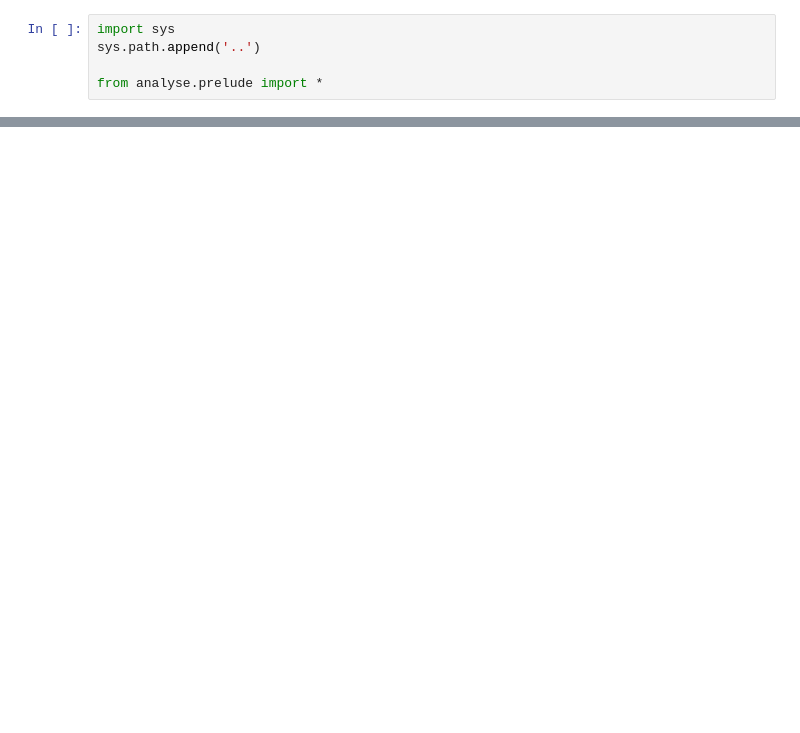
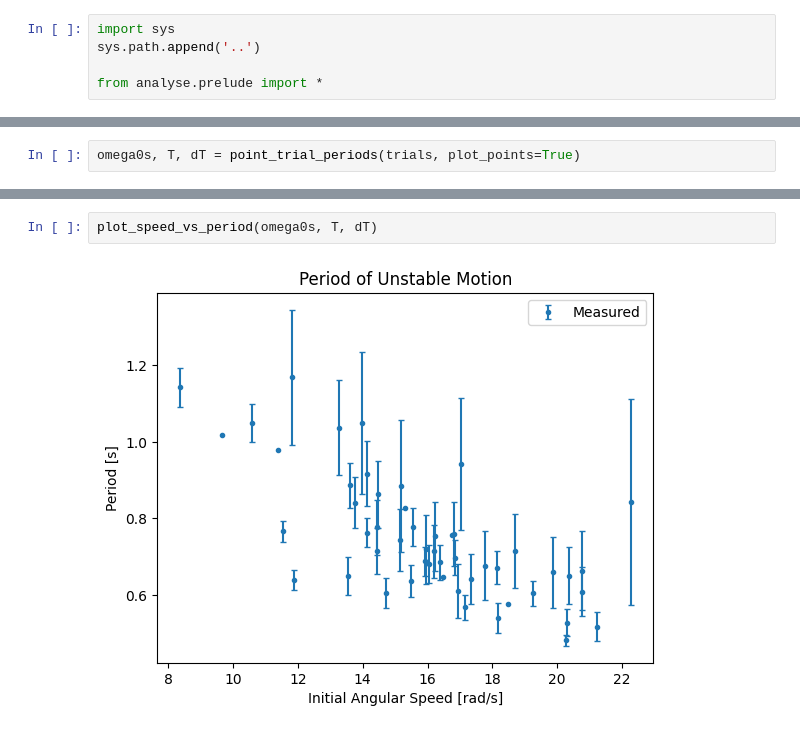
Before and after one commit to fbubbar/sci1-t2, a Jupyter notebook: analyse/round4.ipynb, the cells around one changed output, grey strips where cells are left out. Saved outputs shown, nothing was run; the diff lists cells and outputs as text; blank space fills up the shorter version.

Commit message:
analyse round 4 period data

```diff
--- a/analyse/round4.ipynb
+++ b/analyse/round4.ipynb
@@ -39,0 +41,2 @@ trials, meta = load_files('round4')
+# %%
+omega0s, T, dT = point_trial_periods(trials, plot_points=True)
@@ -39,0 +57,4 @@ trials, meta = load_files('round4')
+# %%
+plot_speed_vs_period(omega0s, T, dT)
+# %% [output]
+[figure, added]
```
Also changed, not shown: parts of 5 cells of this notebook.
